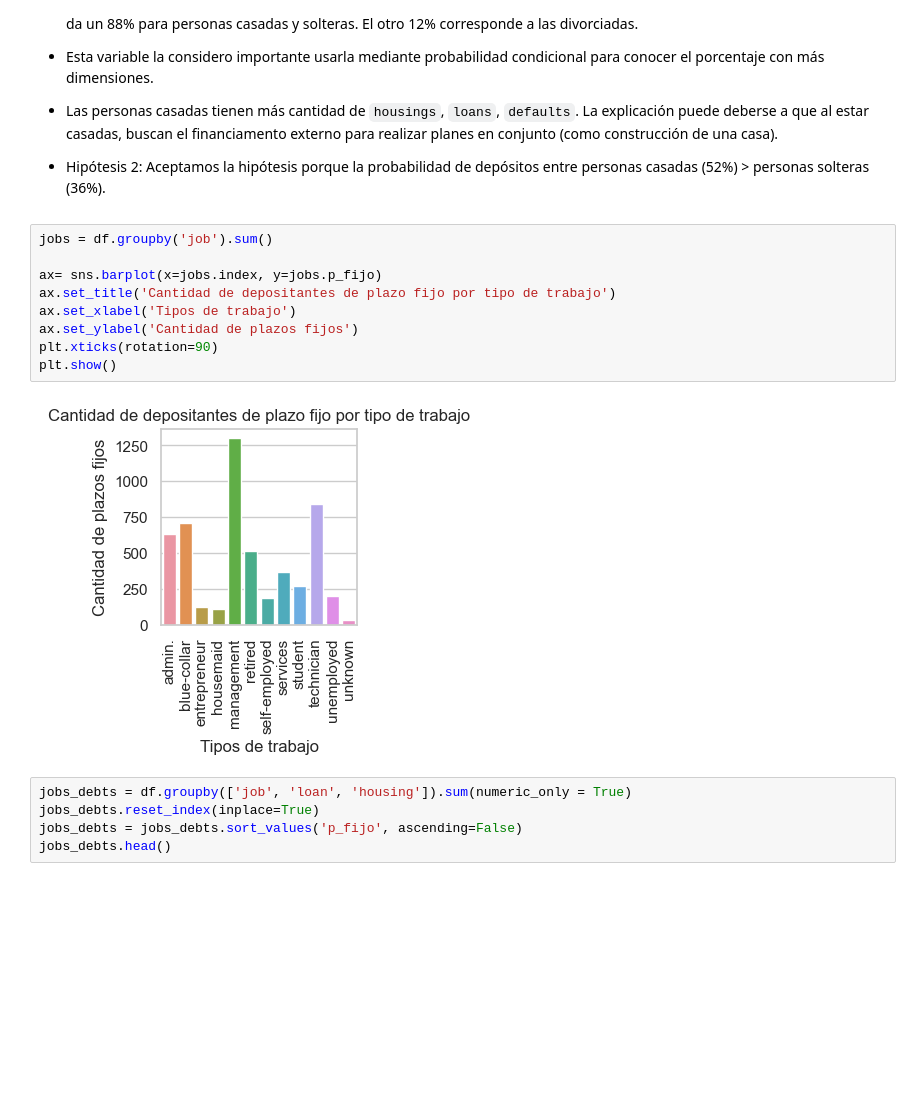
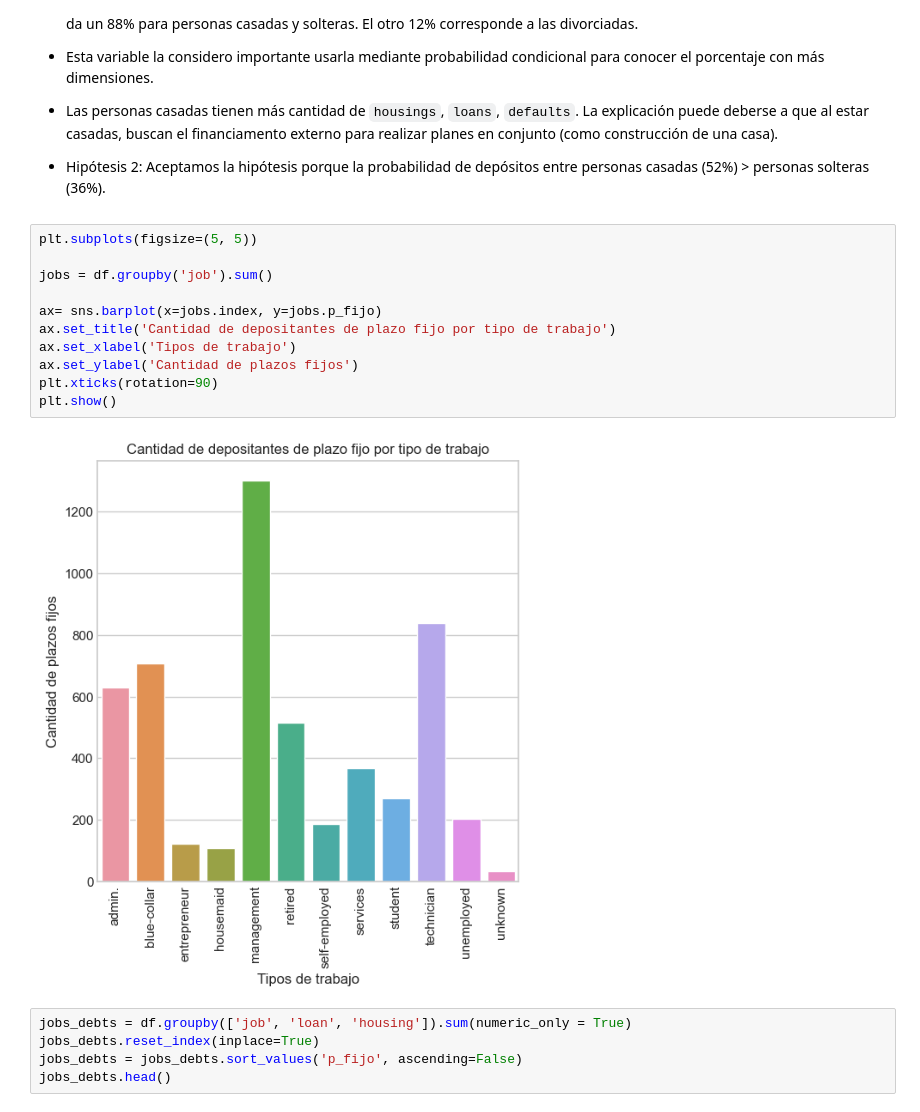
Before and after one commit to Faabrisgro/data_science_final, a Jupyter notebook: FINAL_DATASCIENCE.ipynb, the cells around one changed output. Saved outputs shown, nothing was run; the diff lists cells and outputs as text; blank space fills up the shorter version.

```diff
--- a/FINAL_DATASCIENCE.ipynb
+++ b/FINAL_DATASCIENCE.ipynb
@@ -433,16 +435,18 @@ plt.show()
 
 - Hipótesis 2: Aceptamos la hipótesis porque la probabilidad de depósitos entre personas casadas (52%) > personas solteras (36%).
 # %%
+plt.subplots(figsize=(5, 5))
+
 jobs = df.groupby('job').sum()
 
 ax= sns.barplot(x=jobs.index, y=jobs.p_fijo)
 ax.set_title('Cantidad de depositantes de plazo fijo por tipo de trabajo')
 ax.set_xlabel('Tipos de trabajo')
 ax.set_ylabel('Cantidad de plazos fijos')
 plt.xticks(rotation=90)
 plt.show()
 # %% [output]
-[figure, old version]
+[figure, new version]
 # %%
 jobs_debts = df.groupby(['job', 'loan', 'housing']).sum(numeric_only = True)
 jobs_debts.reset_index(inplace=True)
```
Also changed, not shown: parts of 25 cells of this notebook.
